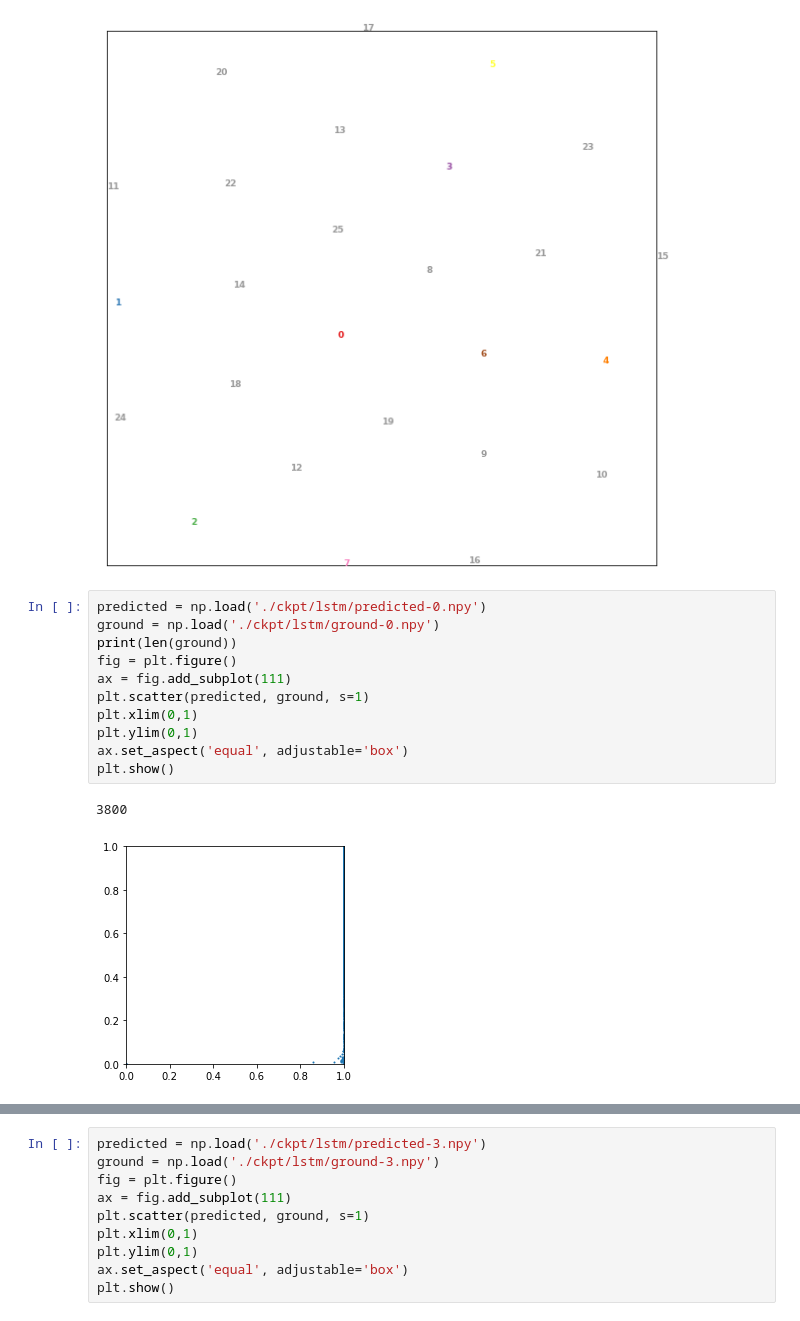
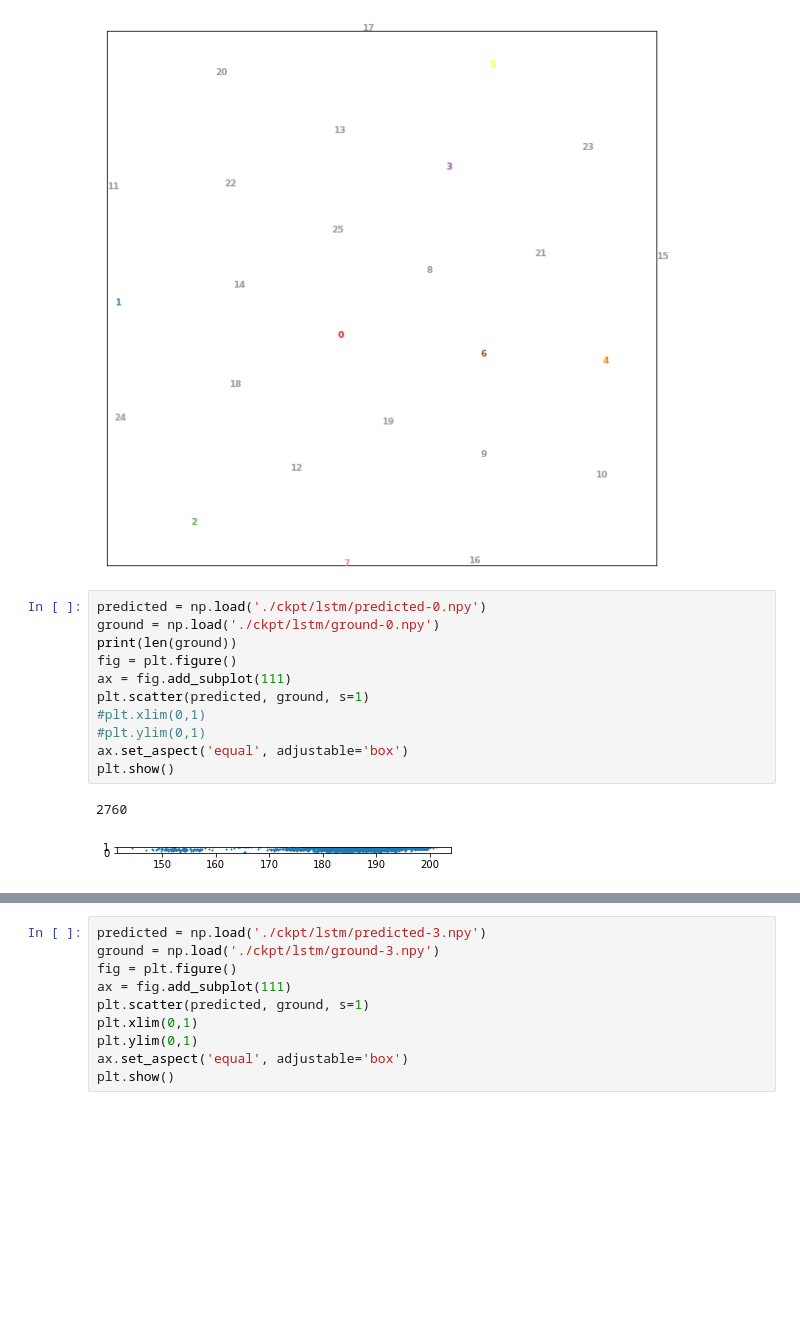
Before and after one commit to JeterHwang/guide-tree, a Jupyter notebook: guideTree-python/visualize.ipynb, the cells around one changed output, grey strips where cells are left out. Drawn from its saved outputs; the diff is of its cells as text; blank space fills up the shorter version.

```diff
--- a/guideTree-python/visualize.ipynb
+++ b/guideTree-python/visualize.ipynb
@@ -117,17 +117,17 @@ data_visualize(esm_embedded, [i for i in range(len(esm))])
 # %%
 predicted = np.load('./ckpt/lstm/predicted-0.npy')
 ground = np.load('./ckpt/lstm/ground-0.npy')
 print(len(ground))
 fig = plt.figure()
 ax = fig.add_subplot(111)
 plt.scatter(predicted, ground, s=1)
-plt.xlim(0,1)
-plt.ylim(0,1)
+#plt.xlim(0,1)
+#plt.ylim(0,1)
 ax.set_aspect('equal', adjustable='box')
 plt.show()
 # %% [output]
-3800
+2760
-[figure, old version]
+[figure, new version]
 # %%
 print(np.sum((predicted - ground)**2))
 # %% [output]
```
Also changed, not shown: parts of 3 cells of this notebook, 17 other files.
